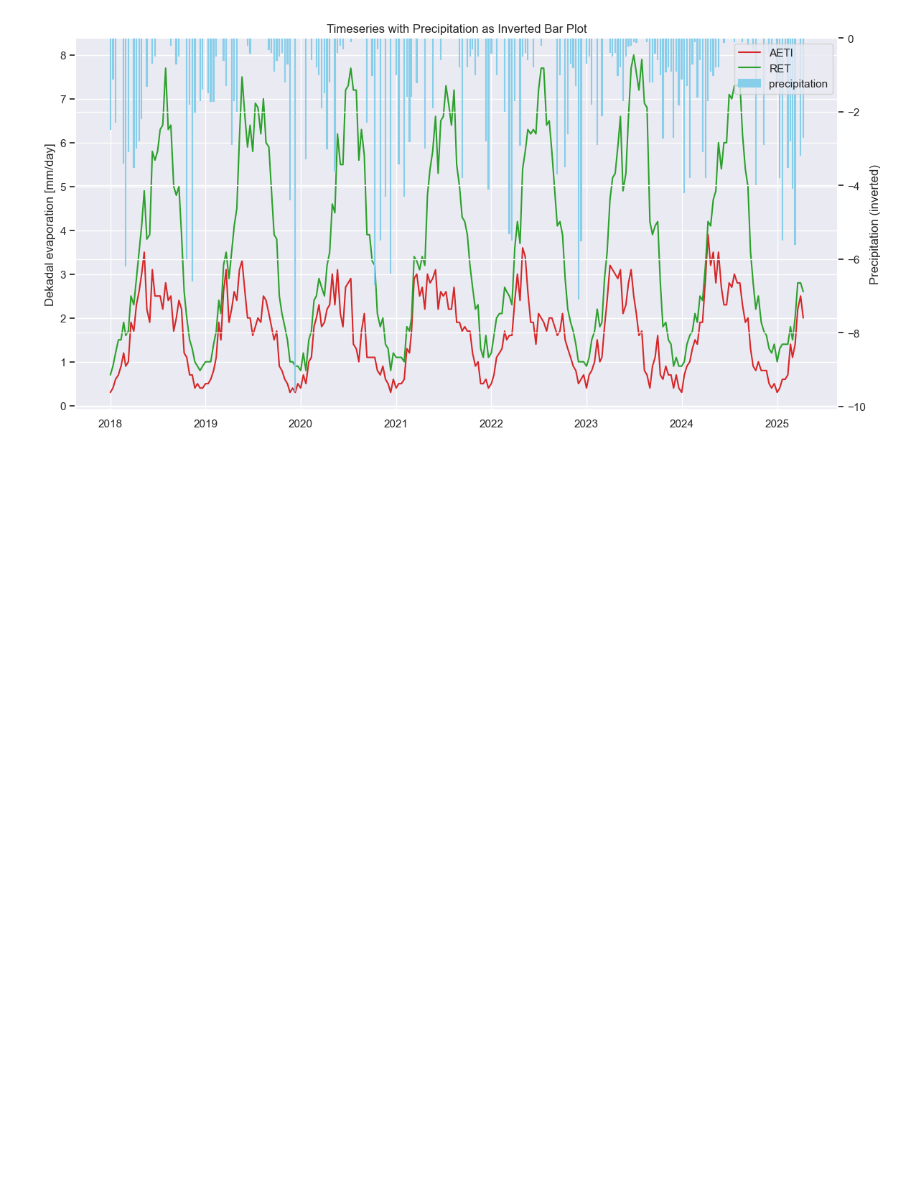
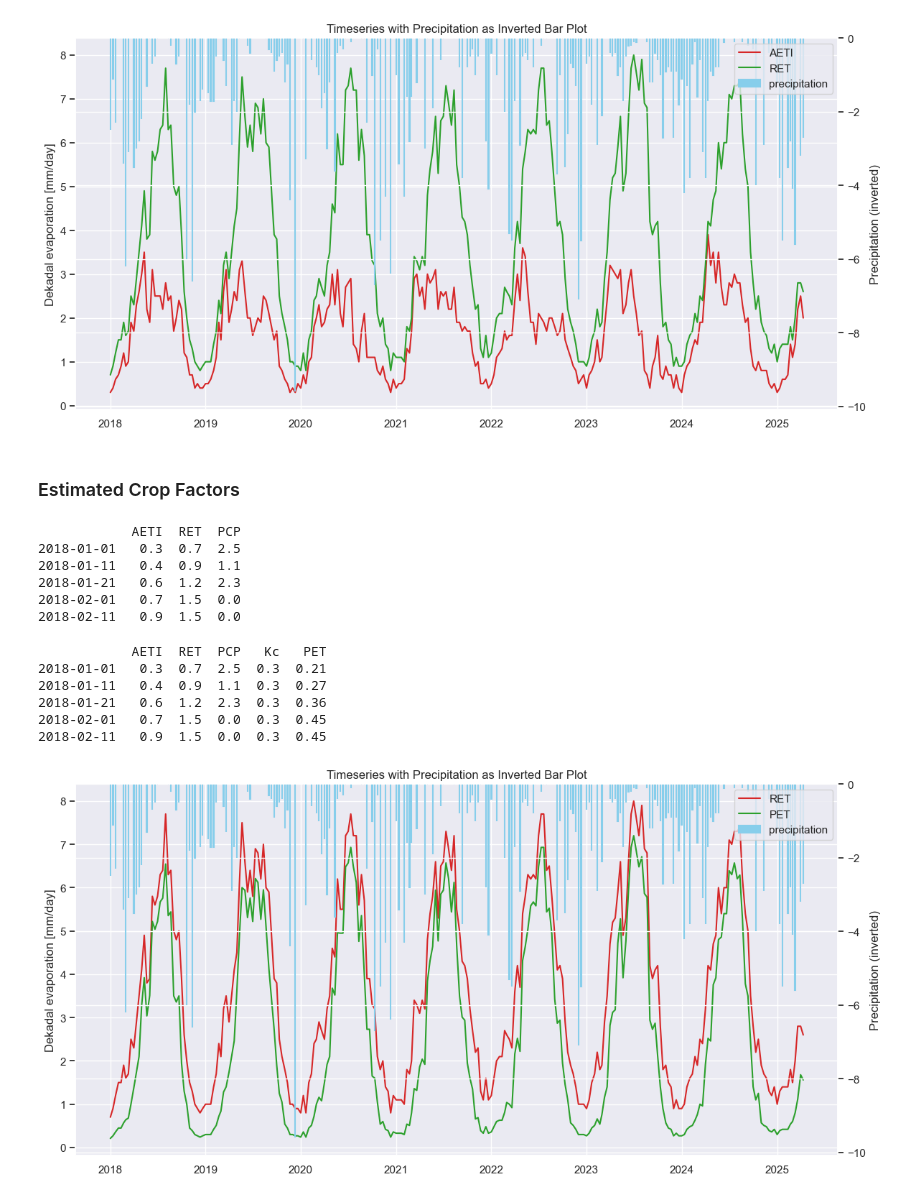
Before and after one commit to nadja1390/RAFIP, a Jupyter notebook: Orchard_Water_Use.ipynb, the cells around one changed output. Drawn from its saved outputs; the diff is of its cells as text; code cells hidden in the pictures; blank space fills up the shorter version.

```diff
--- a/Orchard_Water_Use.ipynb
+++ b/Orchard_Water_Use.ipynb
@@ -159,3 +159,69 @@ plt.tight_layout()
 plt.show()
 # %% [output]
 [figure]
+# %% [markdown]
+### Estimated Crop Factors
+# %%
+# to pick it up fast where you left
+df_kc = pd.read_csv(os.path.join('Data/Evaporation','almond_crop_factors_portugal.csv'), index_col=0, header=0, names=['Kc'])
+
+print(df_dek.head())
+# %% [output]
+            AETI  RET  PCP
+2018-01-01   0.3  0.7  2.5
+2018-01-11   0.4  0.9  1.1
+2018-01-21   0.6  1.2  2.3
+2018-02-01   0.7  1.5  0.0
+2018-02-11   0.9  1.5  0.0
+# %%
+# Define Kc values by month
+kc_by_month = {
+    1: 0.30,  2: 0.30,  3: 0.40,
+    4: 0.60,  5: 0.80,  6: 0.90,
+    7: 0.90,  8: 0.85,  9: 0.70,
+    10: 0.50, 11: 0.30, 12: 0.30
+}
+
+# Add Kc values by mapping the month from the 'date' column
+df_dek['Kc'] = df_dek.index.month.map(kc_by_month)
+
+df_dek['PET'] = df_dek['RET'] * df_dek['Kc']
+print(df_dek.head())
+# %% [output]
+            AETI  RET  PCP   Kc   PET
+2018-01-01   0.3  0.7  2.5  0.3  0.21
+2018-01-11   0.4  0.9  1.1  0.3  0.27
+2018-01-21   0.6  1.2  2.3  0.3  0.36
+2018-02-01   0.7  1.5  0.0  0.3  0.45
+2018-02-11   0.9  1.5  0.0  0.3  0.45
+# %%
+fig, ax1 = plt.subplots(figsize=(12, 6))
+
+# Loop through each year and color the background for March to September
+for year in range(df_dek.index.year.min(), df_dek.index.year.max() + 1):
+    start_date = pd.Timestamp(f'{year}-03-01')  # March 1st of the year
+    end_date = pd.Timestamp(f'{year}-09-15')   # September 30th of the year
+    ax.axvspan(start_date, end_date, color='mediumseagreen', alpha=0.3)
+
+# Line plots for
+ax1.plot(df_dek.index, df_dek['RET'], color='tab:red', label='RET')
+ax1.plot(df_dek.index, df_dek['PET'], color='tab:green', label='PET')
+ax1.set_ylabel('Dekadal evaporation [mm/day]')
+# ax1.legend(loc='upper left')
+
+# Secondary y-axis for Precipitation (plotted as a bar plot, top-down)
+ax2 = ax1.twinx()
+ax2.bar(df_dek.index, -df_dek['PCP'], color='skyblue', edgecolor='skyblue', linewidth=1.5, label='precipitation')
+ax2.set_ylabel('Precipitation (inverted)')
+# ax2.legend(loc='upper right')
+
+# Optional: make sure the precipitation legend appears
+lines, labels = ax1.get_legend_handles_labels()
+lines2, labels2 = ax2.get_legend_handles_labels()
+ax2.legend(lines + lines2, labels + labels2, loc='upper right')
+
+plt.title('Timeseries with Precipitation as Inverted Bar Plot')
+plt.tight_layout()
+plt.show()
+# %% [output]
+[figure, added]
```
Also changed, not shown: parts of 2 cells of this notebook, 1 other file.
